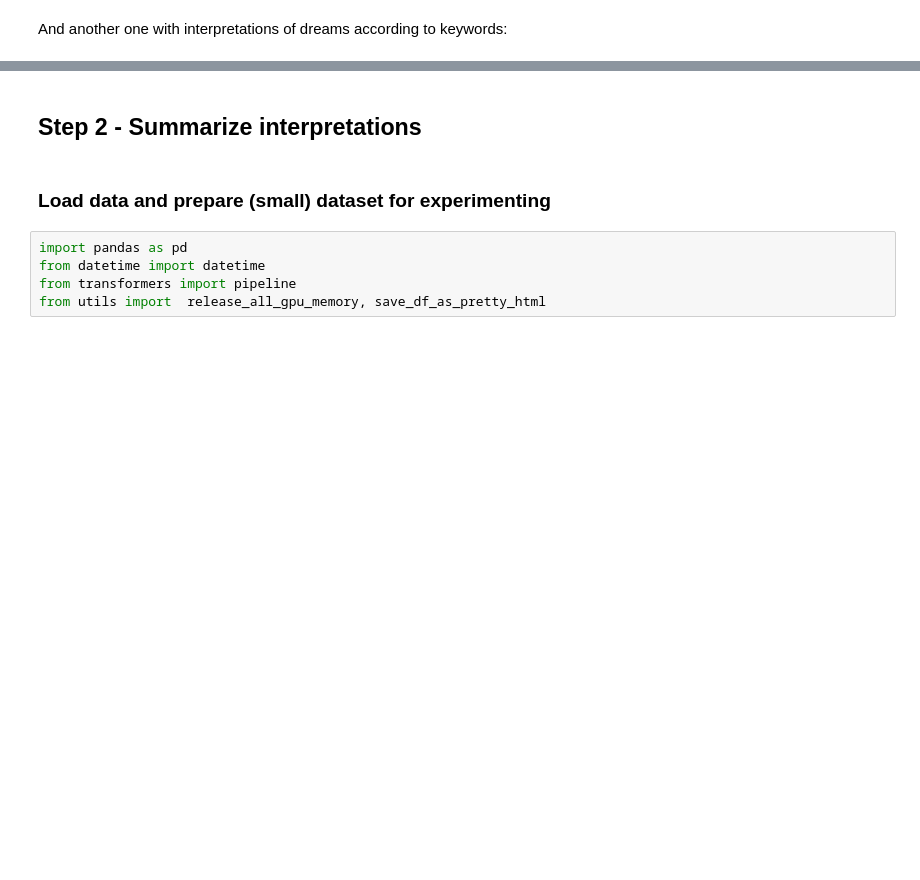
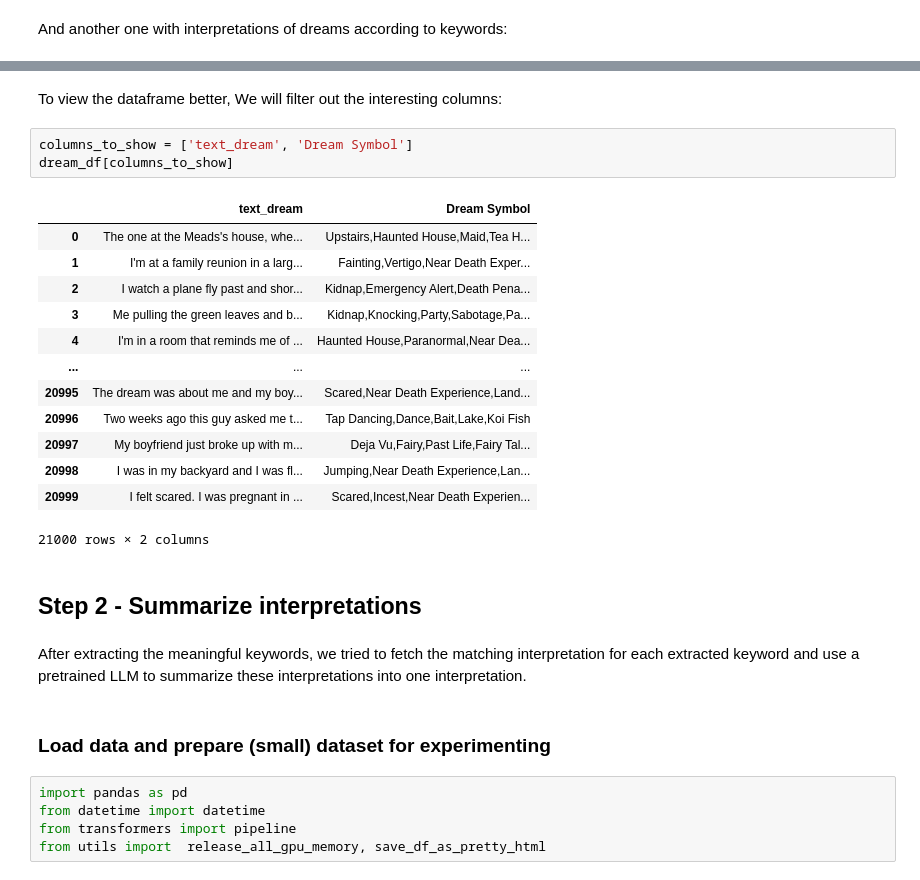
Before and after one commit to Barack-Samuni/Dream-Interpreter, a Jupyter notebook: Dream-Interpreter.ipynb, the cells around one changed output, grey strips where cells are left out. Cells and saved outputs as stored; diff of their text form; blank space fills up the shorter version.

```diff
--- a/Dream-Interpreter.ipynb
+++ b/Dream-Interpreter.ipynb
@@ -23,5 +60,26 @@ dream_df = extract_and_save_keywords_from_dataframes()
+# %% [markdown]
+To view the dataframe better, We will filter out the interesting columns:
+# %%
+columns_to_show = ['text_dream', 'Dream Symbol']
+dream_df[columns_to_show]
+# %% [output]
+|  | text_dream | Dream Symbol |
+| 0 | The one at the Meads's house, whe... | Upstairs,Haunted House,Maid,Tea H... |
+| 1 | I'm at a family reunion in a larg... | Fainting,Vertigo,Near Death Exper... |
+| 2 | I watch a plane fly past and shor... | Kidnap,Emergency Alert,Death Pena... |
+| 3 | Me pulling the green leaves and b... | Kidnap,Knocking,Party,Sabotage,Pa... |
+| 4 | I'm in a room that reminds me of ... | Haunted House,Paranormal,Near Dea... |
+| ... | ... | ... |
+| 20995 | The dream was about me and my boy... | Scared,Near Death Experience,Land... |
+| 20996 | Two weeks ago this guy asked me t... | Tap Dancing,Dance,Bait,Lake,Koi Fish |
+| 20997 | My boyfriend just broke up with m... | Deja Vu,Fairy,Past Life,Fairy Tal... |
+| 20998 | I was in my backyard and I was fl... | Jumping,Near Death Experience,Lan... |
+| 20999 | I felt scared. I was pregnant in ... | Scared,Incest,Near Death Experien... |
+21000 rows × 2 columns
 # %% [markdown]
 ## Step 2 - Summarize interpretations
+# %% [markdown]
+After extracting the meaningful keywords, we tried to fetch the matching interpretation for each extracted keyword and use a pretrained LLM to summarize these interpretations into one interpretation.
 # %% [markdown]
 ### Load data and prepare (small) dataset for experimenting
 # %%
```
Also changed, not shown: parts of 34 cells of this notebook, 2 other files.
